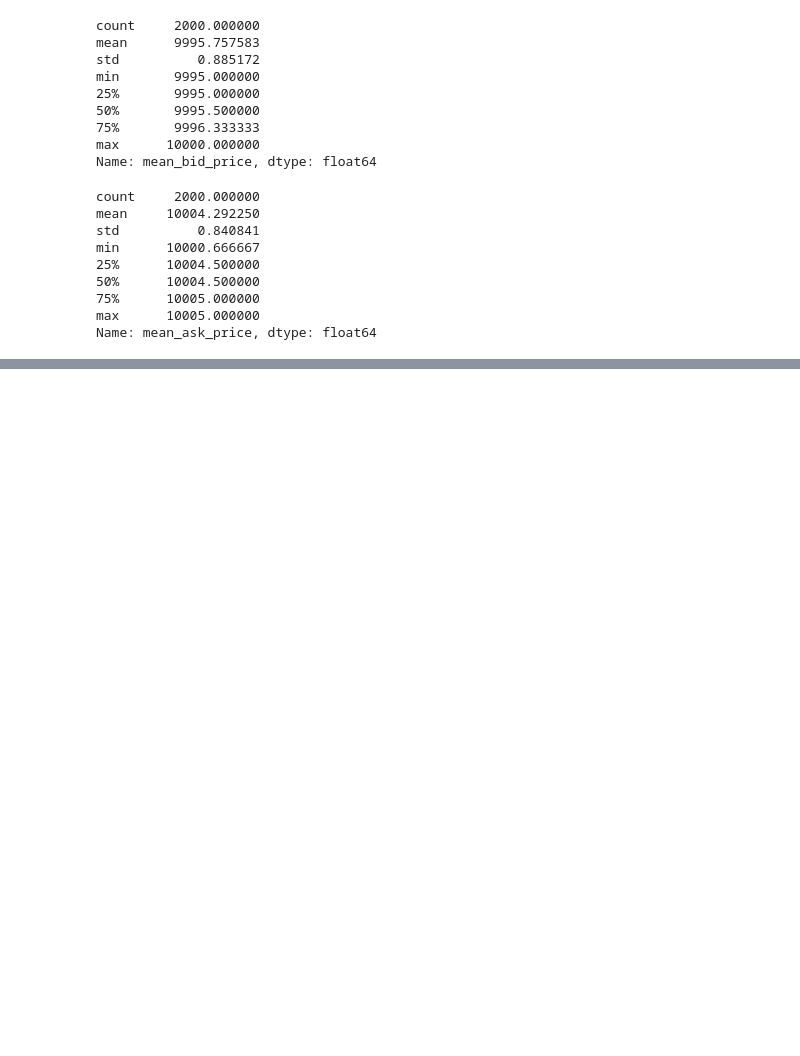
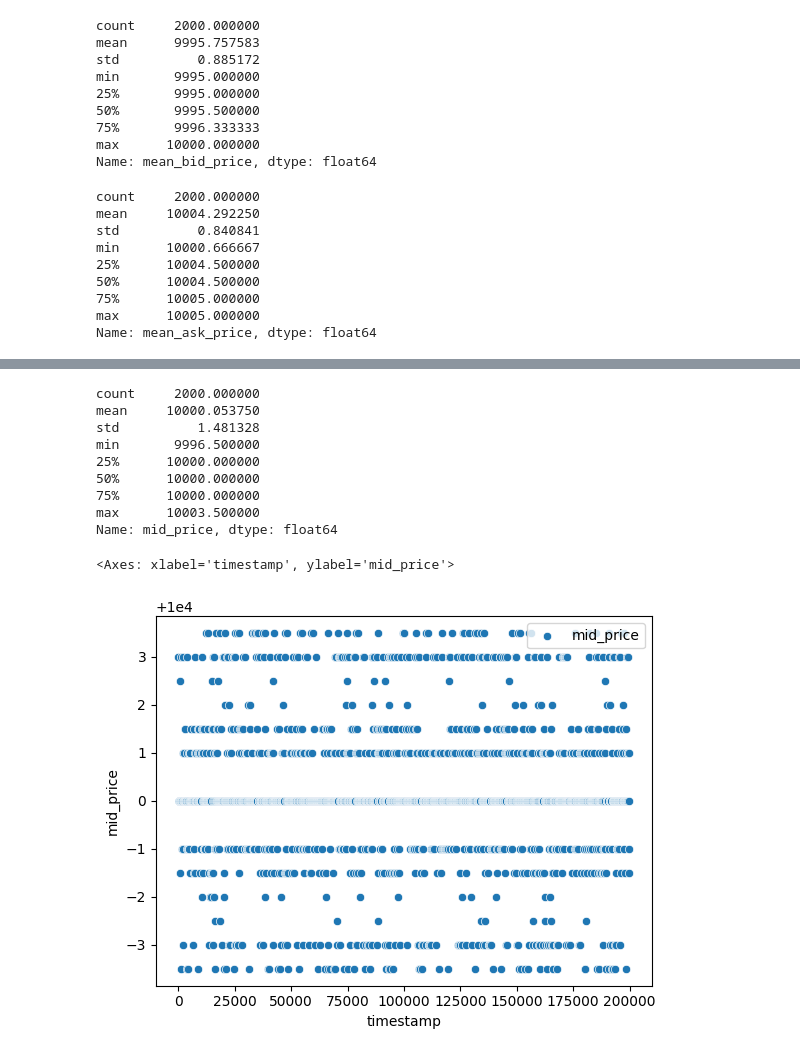
Before and after one commit to Advay-K1/IMC_Prosperity, a Jupyter notebook: analysis/rainforest_resin_round1.ipynb, the cells around one changed output, grey strips where cells are left out. Saved outputs shown, nothing was run; the diff lists cells and outputs as text; code cells hidden in the pictures; blank space fills up the shorter version.

```diff
--- a/analysis/rainforest_resin_round1.ipynb
+++ b/analysis/rainforest_resin_round1.ipynb
@@ -86,0 +114,15 @@ Name: mean_ask_price, dtype: float64
+# %%
+print (rr_df["mid_price"].describe())
+sns.scatterplot(data = rr_df, x = "timestamp", y = "mid_price", label = "mid_price")
+# %% [output]
+count     2000.000000
+mean     10000.053750
+std          1.481328
+min       9996.500000
+25%      10000.000000
+50%      10000.000000
+75%      10000.000000
+max      10003.500000
+Name: mid_price, dtype: float64
+<Axes: xlabel='timestamp', ylabel='mid_price'>
+[figure, added]
```
Also changed, not shown: parts of 2 cells of this notebook, 1 other file.
